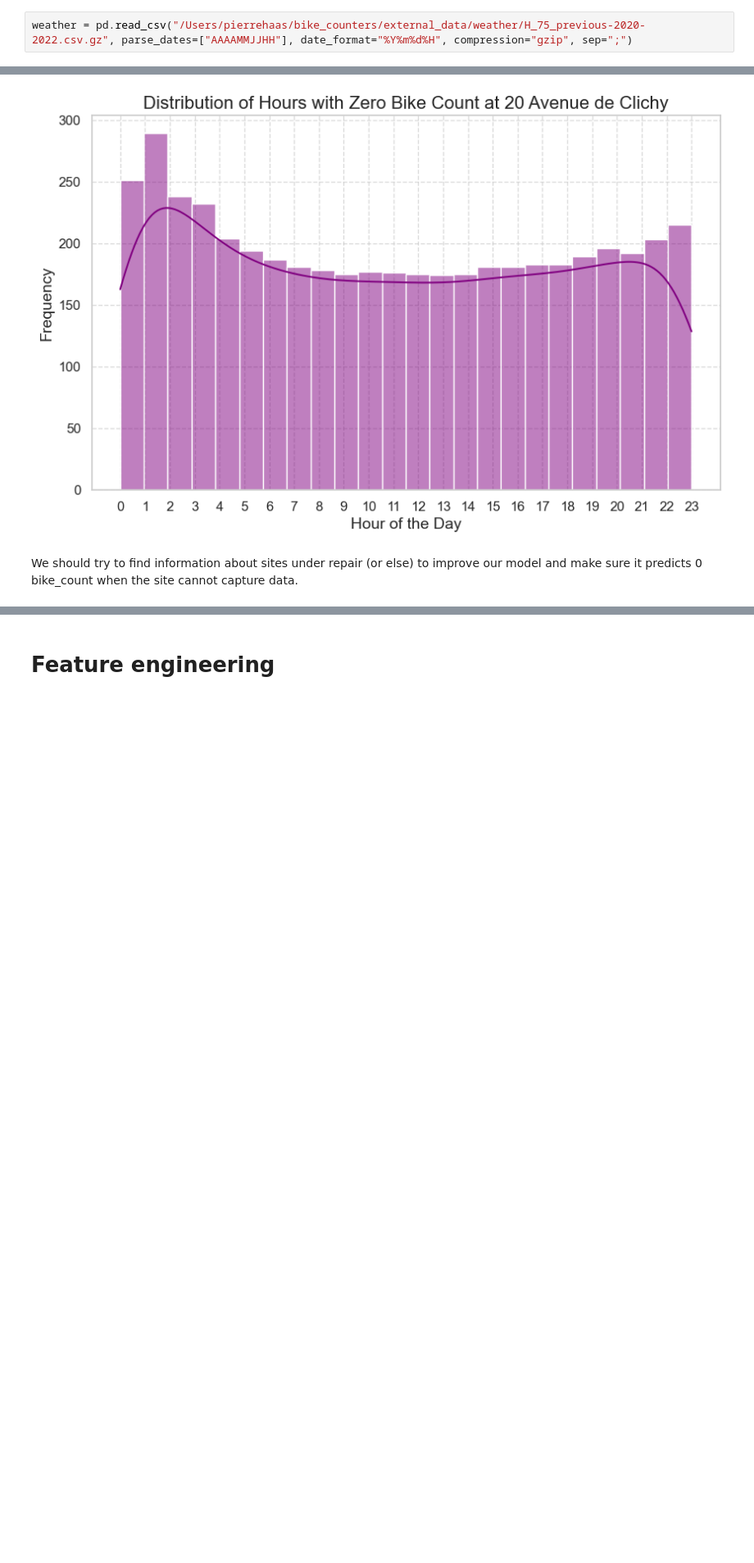
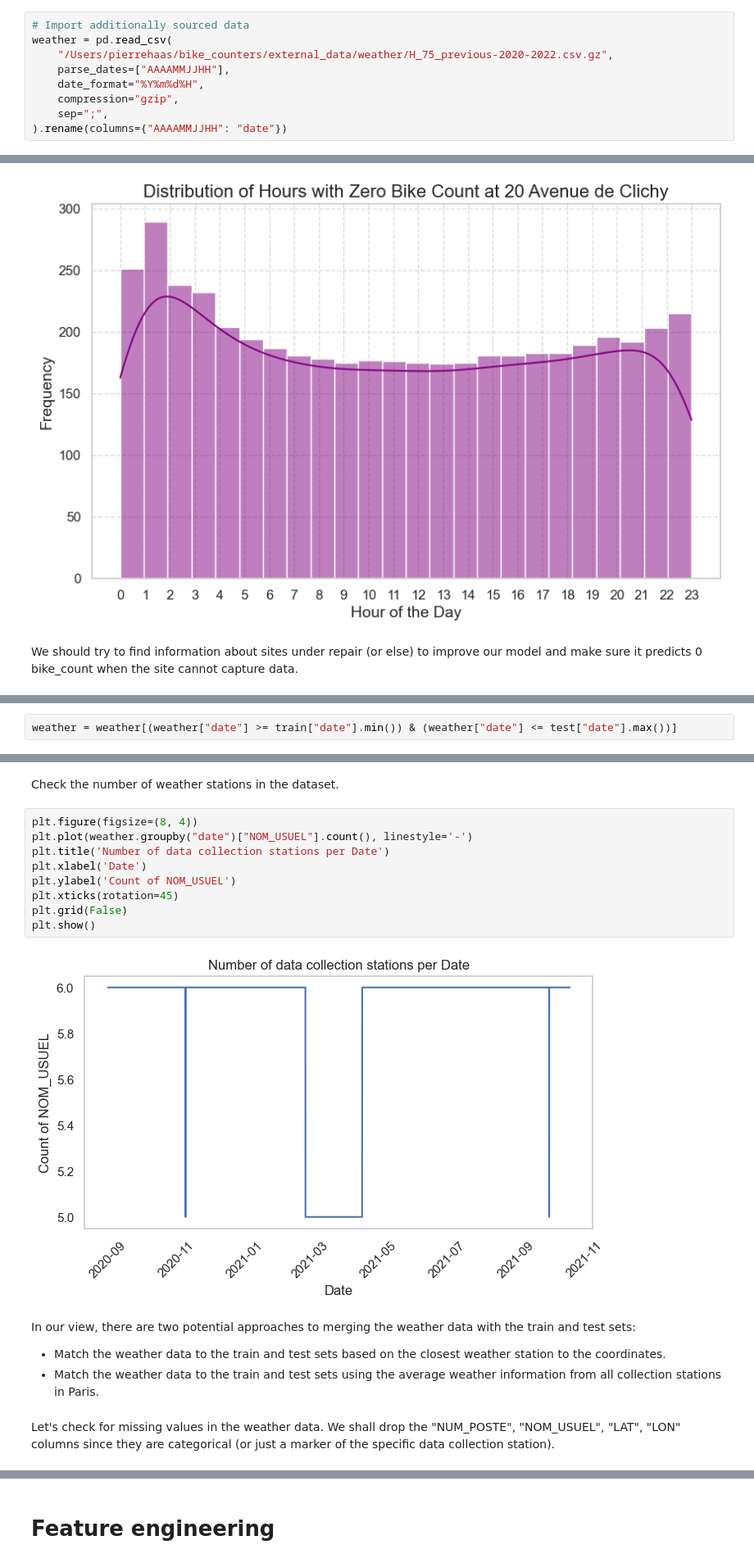
Before and after one commit to p-haas/bike_counters, a Jupyter notebook: WIP/eda_notebook.ipynb, the cells around one changed output, grey strips where cells are left out. Shown at 82% size. Saved outputs shown, nothing was run; the diff lists cells and outputs as text; blank space fills up the shorter version.

Commit message:
update EDA with weather data

```diff
--- a/WIP/eda_notebook.ipynb
+++ b/WIP/eda_notebook.ipynb
@@ -49,4 +50,11 @@ from ydata_profiling import ProfileReport
 train = pd.read_parquet("/Users/pierrehaas/bike_counters/data/train.parquet")
 test = pd.read_parquet("/Users/pierrehaas/bike_counters/data/final_test.parquet")
 # %%
-weather = pd.read_csv("/Users/pierrehaas/bike_counters/external_data/weather/H_75_previous-2020-2022.csv.gz", parse_dates=["AAAAMMJJHH"], date_format="%Y%m%d%H", compression="gzip", sep=";")
+# Import additionally sourced data
+weather = pd.read_csv(
+    "/Users/pierrehaas/bike_counters/external_data/weather/H_75_previous-2020-2022.csv.gz",
+    parse_dates=["AAAAMMJJHH"],
+    date_format="%Y%m%d%H",
+    compression="gzip",
+    sep=";",
+).rename(columns={"AAAAMMJJHH": "date"})
@@ -283,0 +290,2 @@ We should try to find information about sites under repair (or else) to improve
+# %%
+weather = weather[(weather["date"] >= train["date"].min()) & (weather["date"] <= test["date"].max())]
@@ -283,0 +320,20 @@ We should try to find information about sites under repair (or else) to improve
+# %% [markdown]
+Check the number of weather stations in the dataset.
+# %%
+plt.figure(figsize=(8, 4))
+plt.plot(weather.groupby("date")["NOM_USUEL"].count(), linestyle='-')
+plt.title('Number of data collection stations per Date')
+plt.xlabel('Date')
+plt.ylabel('Count of NOM_USUEL')
+plt.xticks(rotation=45)
+plt.grid(False)
+plt.show()
+# %% [output]
+[figure, added]
+# %% [markdown]
+In our view, there are two potential approaches to merging the weather data with the train and test sets:
+
+* Match the weather data to the train and test sets based on the closest weather station to the coordinates.
+* Match the weather data to the train and test sets using the average weather information from all collection stations in Paris.
+# %% [markdown]
+Let's check for missing values in the weather data. We shall drop the "NUM_POSTE", "NOM_USUEL", "LAT", "LON" columns since they are categorical (or just a marker of the specific data collection station).
```
Also changed, not shown: parts of 33 cells of this notebook, 2 other files.
